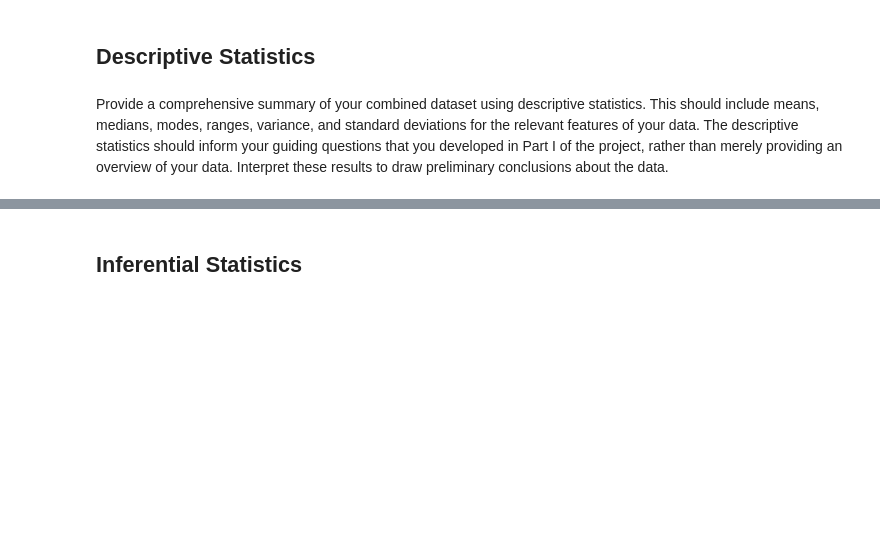
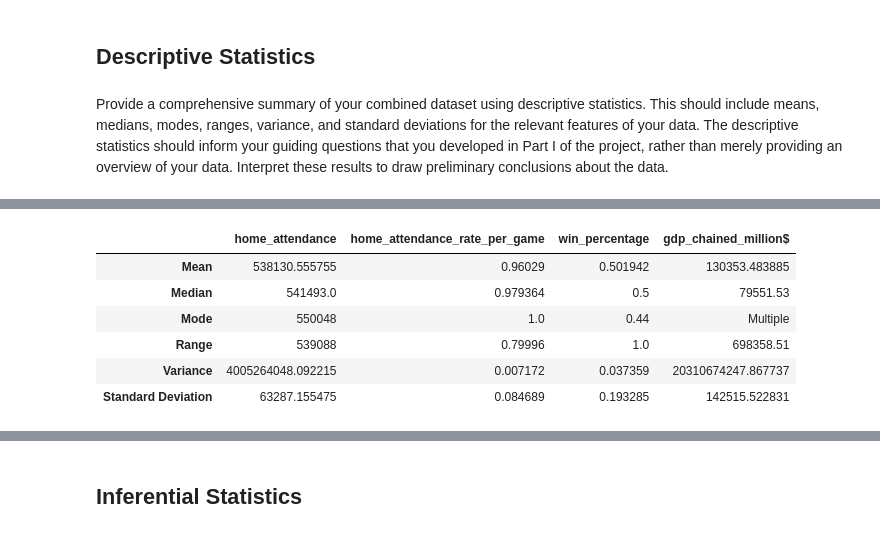
Before and after one commit to RaymoneXTY/SI618project_WN2024, a Jupyter notebook: part2-analysis.ipynb, the cells around one changed output, grey strips where cells are left out. Cells and saved outputs as stored; diff of their text form; code cells hidden in the pictures; blank space fills up the shorter version.

```diff
--- a/part2-analysis.ipynb
+++ b/part2-analysis.ipynb
@@ -88,3 +88,26 @@ Provide a comprehensive summary of your combined dataset using descriptive stati
 - calculate the overall means, medians, modes, ranges, variance, and standard deviations of home_attendance, home_attendance_rate_per_game, win_percentage and gdp_chained_million$ of all teams.
 - calculate each team's means, medians, modes, ranges, variance, and standard deviations of home_attendance, home_attendance_rate_per_game, win_percentage and gdp_chained_million$ each year.
 - find the teams that have renovated the stadium from 2001 to 2018. (renovated == 1)
+# %%
+df = final_dataset
+relevant_cols = ['home_attendance', 'home_attendance_rate_per_game', 'win_percentage', 'gdp_chained_million$']
+
+results = pd.DataFrame(index=['Mean', 'Median', 'Mode', 'Range', 'Variance', 'Standard Deviation'], columns=relevant_cols)
+
+for col in relevant_cols:
+    results.at['Mean', col] = df[col].mean()
+    results.at['Median', col] = df[col].median()
+    mode_val = df[col].mode()
+    results.at['Mode', col] = mode_val.iloc[0] if len(mode_val) == 1 else 'Multiple'
+    results.at['Range', col] = df[col].max() - df[col].min()
+    results.at['Variance', col] = df[col].var(ddof=0)
+    results.at['Standard Deviation', col] = df[col].std(ddof=0)
+results
+# %% [output]
+|  | home_attendance | home_attendance_rate_per_game | win_percentage | gdp_chained_million$ |
+| Mean | 538130.555755 | 0.96029 | 0.501942 | 130353.483885 |
+| Median | 541493.0 | 0.979364 | 0.5 | 79551.53 |
+| Mode | 550048 | 1.0 | 0.44 | Multiple |
+| Range | 539088 | 0.79996 | 1.0 | 698358.51 |
+| Variance | 4005264048.092215 | 0.007172 | 0.037359 | 20310674247.867737 |
+| Standard Deviation | 63287.155475 | 0.084689 | 0.193285 | 142515.522831 |
```
Also changed, not shown: parts of 11 cells of this notebook.
